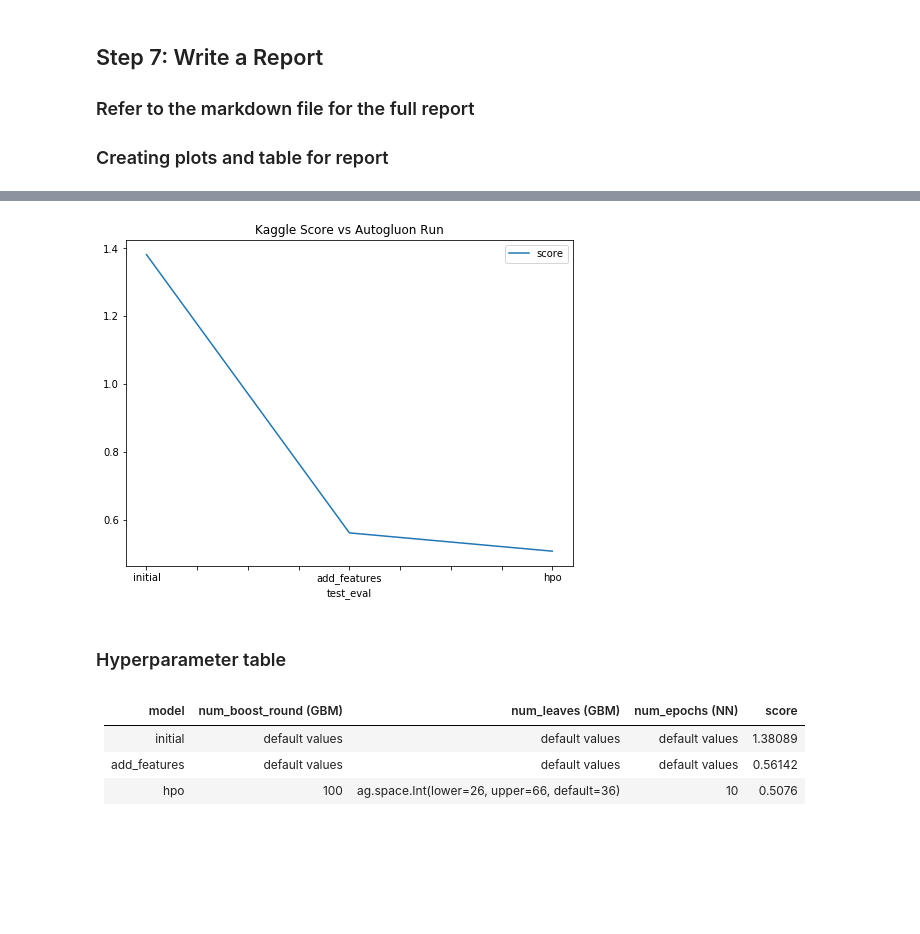
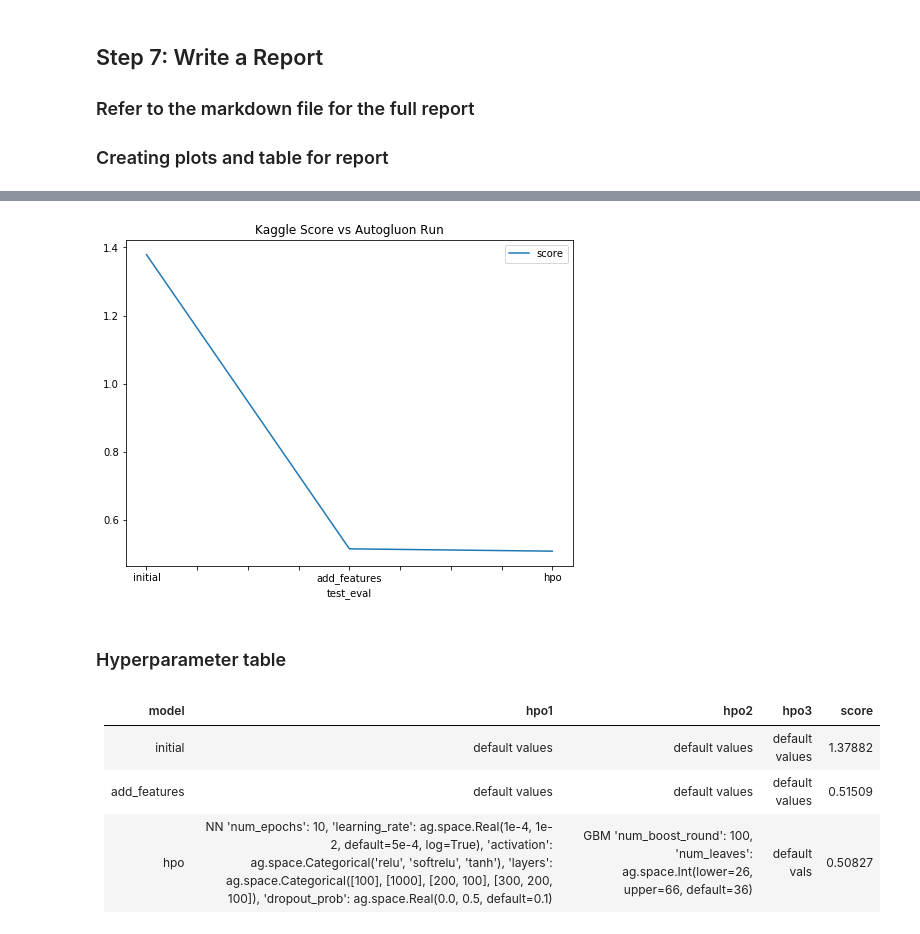
Before and after one commit to rasbot/bike-sharing, a Jupyter notebook: project/project_notebook.ipynb, the cells around one changed output, grey strips where cells are left out. Cells and saved outputs as stored; diff of their text form; code cells hidden in the pictures; blank space fills up the shorter version.

Commit message:
Update Project Notebook
 - add kaggle cli download code
 - update kaggle scores to match cli output
 - remove hardcoded model scores from plot
 - add train/val images
 - update hpo table

```diff
--- a/project/project_notebook.ipynb
+++ b/project/project_notebook.ipynb
@@ -840,35 +840,35 @@ fig.savefig('./img/model_train_score.png')
 # %%
 # Take the 3 kaggle scores and creating a line plot to show improvement
 df = pd.DataFrame(
     {
         "test_eval": [
             "initial",
             "add_features",
             "hpo"
         ],
         "score": [
-            1.38089,
-            0.56142,
-            0.5076
+            1.37882,
+            0.51509,
+            0.50827
         ]
     }
 )
 
 fig = df.plot(
     x="test_eval",
     y="score",
     figsize=(8, 6),
     title="Kaggle Score vs Autogluon Run"
 ).get_figure()
 
 fig.savefig('./img/model_test_score.png')
 # %% [output]
-[figure, old version]
+[figure, new version]
 # %% [markdown]
 ### Hyperparameter table
 # %% [markdown]
-|model|num_boost_round (GBM)|num_leaves (GBM)|num_epochs (NN)|score|
+|model|hpo1|hpo2|hpo3|score|
 |--|--|--|--|--|
-|initial|default values|default values|default values|1.38089|
-|add_features|default values|default values|default values|0.56142|
-|hpo|100|ag.space.Int(lower=26, upper=66, default=36)|10|0.5076|
+|initial|default values|default values|default values|1.37882|
+|add_features|default values|default values|default values|0.51509|
+|hpo|NN 'num_epochs': 10, 'learning_rate': ag.space.Real(1e-4, 1e-2, default=5e-4, log=True), 'activation': ag.space.Categorical('relu', 'softrelu', 'tanh'), 'layers': ag.space.Categorical([100], [1000], [200, 100], [300, 200, 100]), 'dropout_prob': ag.space.Real(0.0, 0.5, default=0.1)|GBM 'num_boost_round': 100, 'num_leaves': ag.space.Int(lower=26, upper=66, default=36)|default vals|0.50827|
```
Also changed, not shown: parts of 38 cells of this notebook.
